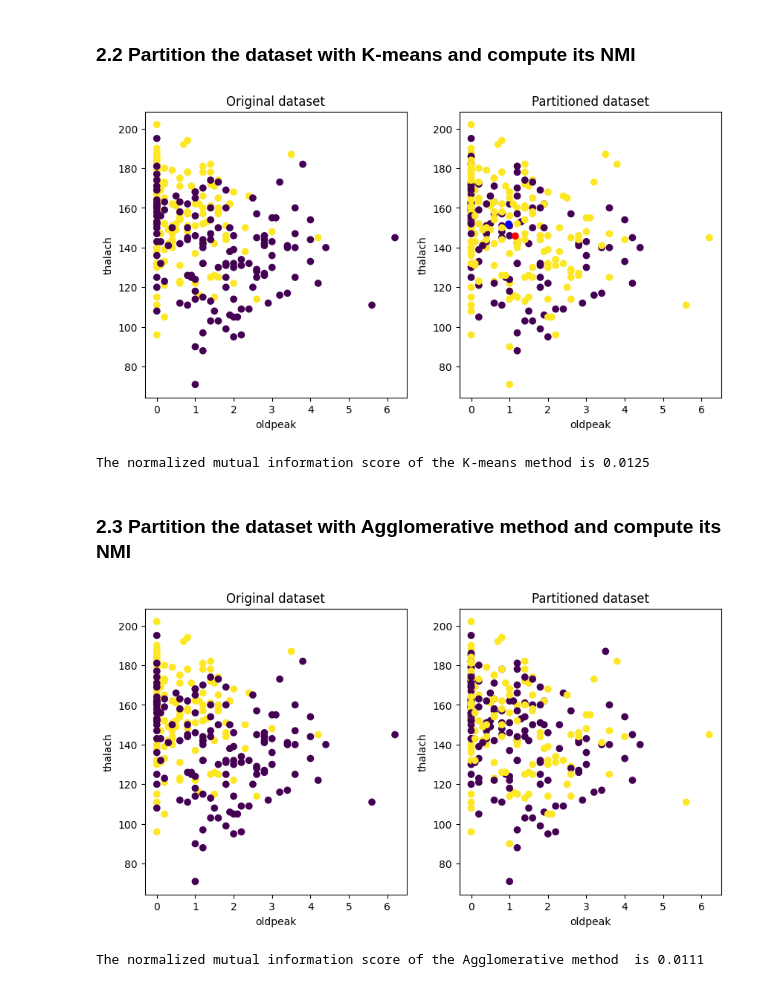
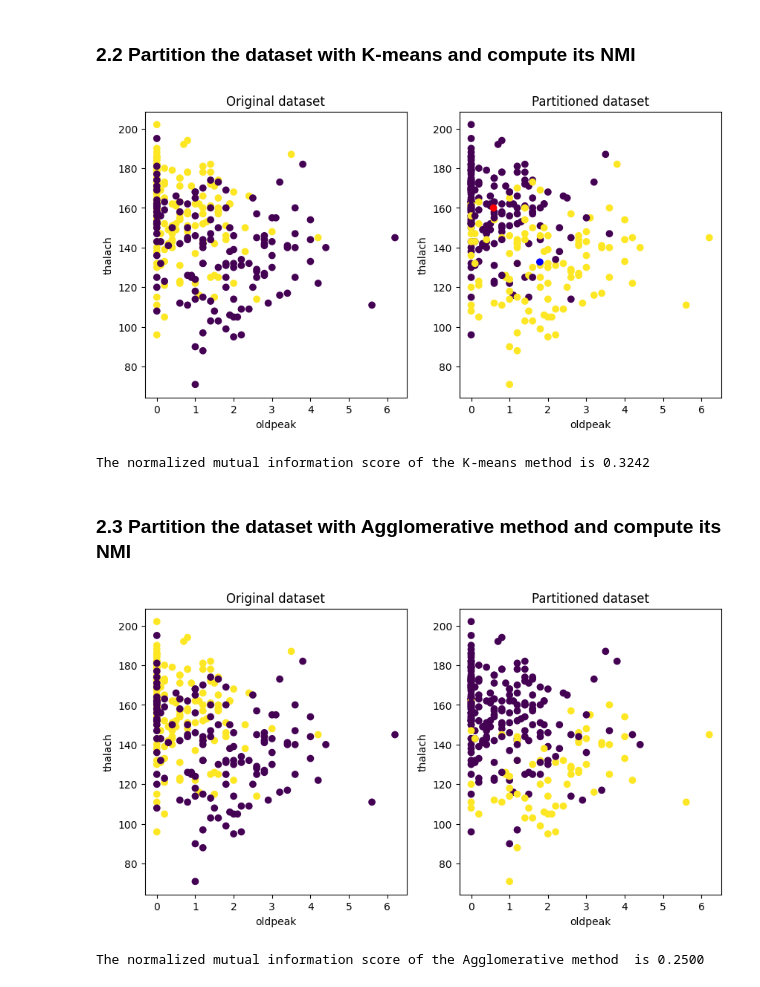
Before and after one commit to airicbear/CIS3715_DataScience_2023, a Jupyter notebook: Lab06/lab06-001-nguyen.ipynb, the cells around one changed output. Cells and saved outputs as stored; diff of their text form; code cells hidden in the pictures.

Commit message:
Normalize data and apply manual feature selection

```diff
--- a/Lab06/lab06-001-nguyen.ipynb
+++ b/Lab06/lab06-001-nguyen.ipynb
@@ -111,13 +111,19 @@ Each sample has the following feature:
 # %%
 import pandas as pd
 # %%
+from sklearn.discriminant_analysis import StandardScaler
+
+
 heart_disease_df = pd.read_csv('heart.csv')
 
 heart_disease_features = heart_disease_df.drop('target', axis=1)
 heart_disease_target = heart_disease_df['target']
 
-X = heart_disease_features
+X = heart_disease_features[['sex', 'cp', 'restecg', 'thalach', 'exang', 'oldpeak', 'slope', 'ca', 'thal']]
 y = heart_disease_target
+
+normalizer = StandardScaler()
+X_normalized = normalizer.fit_transform(X)
 # %% [markdown]
 Check if there are missing values:
 # %%
@@ -165,48 +171,48 @@ There are no categorical features.
 # %% [markdown]
 ### 2.2 Partition the dataset with K-means and compute its NMI
 # %%
-cluster = KMeans(n_clusters=2, random_state=0, n_init='auto').fit(X)
+cluster = KMeans(n_clusters=2, random_state=0, n_init='auto').fit(X_normalized)
 
-centroids = cluster.cluster_centers_
-centroids = pd.DataFrame(centroids, columns=heart_disease_features.columns)
+centroids = normalizer.inverse_transform(cluster.cluster_centers_)
+centroids = pd.DataFrame(centroids, columns=X.columns)
 
 plt.figure(figsize=(10,5))
 
 plt.subplot(1,2,1)
-plt.scatter(X['oldpeak'], X['thalach'], c=y)
+plt.scatter(heart_disease_features['oldpeak'], heart_disease_features['thalach'], c=y)
 plt.xlabel('oldpeak')
 plt.ylabel('thalach')
 plt.title('Original dataset')
 
 plt.subplot(1,2,2)
-plt.scatter(X['oldpeak'], X['thalach'], c=cluster.labels_)
-plt.scatter(centroids['oldpeak'], centroids['thalach'], c=['r', 'b'])
+plt.scatter(heart_disease_features['oldpeak'], heart_disease_features['thalach'], c=cluster.labels_)
+plt.scatter(centroids['oldpeak'], centroids['thalach'] , c=['r', 'b'])
 plt.xlabel('oldpeak')
 plt.ylabel('thalach')
 plt.title('Partitioned dataset')
 
 plt.show()
 
 nmi = normalized_mutual_info_score(cluster.labels_, y, average_method='arithmetic')
 print('The normalized mutual information score of the K-means method is {:.4f}'.format(nmi))
 # %% [output]
-[figure, old version]
+[figure, new version]
-The normalized mutual information score of the K-means method is 0.0125
+The normalized mutual information score of the K-means method is 0.3242
 # %% [markdown]
 ### 2.3 Partition the dataset with Agglomerative method and compute its NMI
 # %%
-cluster = AgglomerativeClustering(n_clusters=2).fit(X)
+cluster = AgglomerativeClustering(n_clusters=2).fit(X_normalized)
 
 plt.figure(figsize=(10,5))
 
 plt.subplot(1,2,1)
-plt.scatter(X['oldpeak'], X['thalach'], c=y)
+plt.scatter(heart_disease_features['oldpeak'], heart_disease_features['thalach'], c=y)
 plt.xlabel('oldpeak')
 plt.ylabel('thalach')
 plt.title('Original dataset')
 
 plt.subplot(1,2,2)
-plt.scatter(X['oldpeak'], X['thalach'], c=cluster.labels_)
+plt.scatter(heart_disease_features['oldpeak'], heart_disease_features['thalach'], c=cluster.labels_)
 plt.xlabel('oldpeak')
 plt.ylabel('thalach')
 plt.title('Partitioned dataset')
@@ -216,5 +222,5 @@ plt.show()
 nmi = normalized_mutual_info_score(cluster.labels_, y, average_method='arithmetic')
 print('The normalized mutual information score of the Agglomerative method  is {:.4f}'.format(nmi))
 # %% [output]
-[figure, old version]
+[figure, new version]
-The normalized mutual information score of the Agglomerative method  is 0.0111
+The normalized mutual information score of the Agglomerative method  is 0.2500
```
